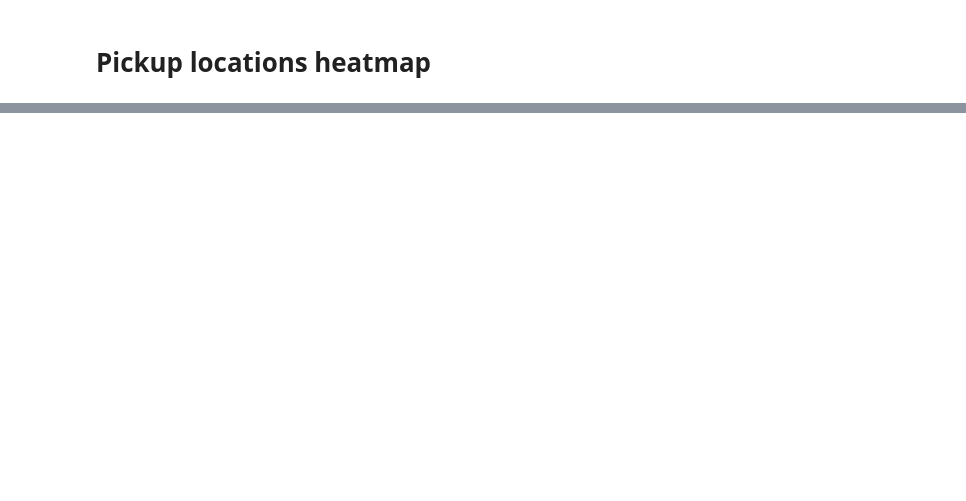
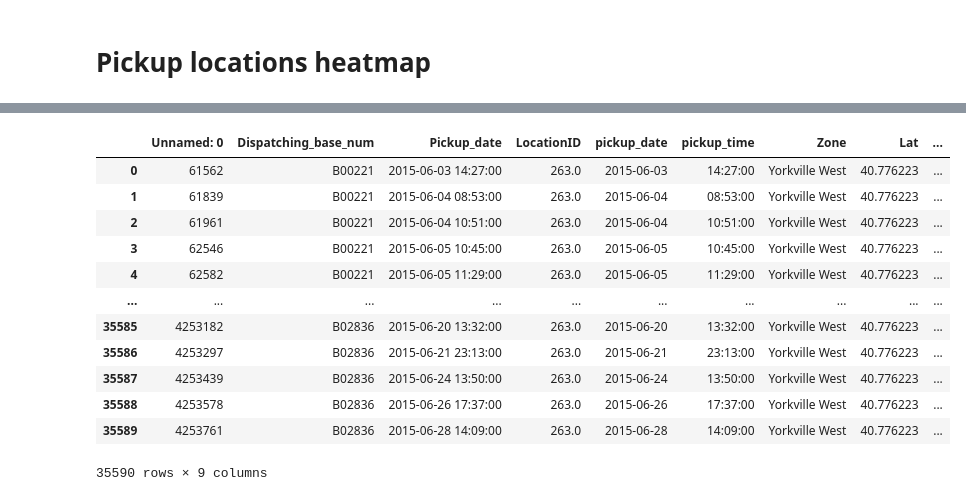
Before and after one commit to ILekawa9/Project-1, a Jupyter notebook: NYC_Taxi_RIdeshare_Final.ipynb, the cells around one changed output, grey strips where cells are left out. Cells and saved outputs as stored; diff of their text form; code cells hidden in the pictures; blank space fills up the shorter version.

```diff
--- a/NYC_Taxi_RIdeshare_Final.ipynb
+++ b/NYC_Taxi_RIdeshare_Final.ipynb
@@ -534,0 +622,3 @@ taxi_2019_fig
+# %%
+june_2015_fhv_df = june_2015_fhv.rename(columns={'locationID': 'LocationID'})
+june_2015_fhv_df
@@ -534,0 +639,18 @@ taxi_2019_fig
+# %%
+merged_june_2015_fhv = june_2015_fhv_df.merge(manhattan_zone_locations, how='left', on= "LocationID")
+merged_june_2015_fhv= merged_june_2015_fhv.dropna()
+merged_june_2015_fhv
+# %% [output]
+|  | Unnamed: 0 | Dispatching_base_num | Pickup_date | LocationID | pickup_date | pickup_time | Zone | Lat | ... |
+| 0 | 61562 | B00221 | 2015-06-03 14:27:00 | 263.0 | 2015-06-03 | 14:27:00 | Yorkville West | 40.776223 | ... |
+| 1 | 61839 | B00221 | 2015-06-04 08:53:00 | 263.0 | 2015-06-04 | 08:53:00 | Yorkville West | 40.776223 | ... |
+| 2 | 61961 | B00221 | 2015-06-04 10:51:00 | 263.0 | 2015-06-04 | 10:51:00 | Yorkville West | 40.776223 | ... |
+| 3 | 62546 | B00221 | 2015-06-05 10:45:00 | 263.0 | 2015-06-05 | 10:45:00 | Yorkville West | 40.776223 | ... |
+| 4 | 62582 | B00221 | 2015-06-05 11:29:00 | 263.0 | 2015-06-05 | 11:29:00 | Yorkville West | 40.776223 | ... |
+| ... | ... | ... | ... | ... | ... | ... | ... | ... | ... |
+| 35585 | 4253182 | B02836 | 2015-06-20 13:32:00 | 263.0 | 2015-06-20 | 13:32:00 | Yorkville West | 40.776223 | ... |
+| 35586 | 4253297 | B02836 | 2015-06-21 23:13:00 | 263.0 | 2015-06-21 | 23:13:00 | Yorkville West | 40.776223 | ... |
+| 35587 | 4253439 | B02836 | 2015-06-24 13:50:00 | 263.0 | 2015-06-24 | 13:50:00 | Yorkville West | 40.776223 | ... |
+| 35588 | 4253578 | B02836 | 2015-06-26 17:37:00 | 263.0 | 2015-06-26 | 17:37:00 | Yorkville West | 40.776223 | ... |
+| 35589 | 4253761 | B02836 | 2015-06-28 14:09:00 | 263.0 | 2015-06-28 | 14:09:00 | Yorkville West | 40.776223 | ... |
+35590 rows × 9 columns
```
Also changed, not shown: parts of 31 cells of this notebook.
